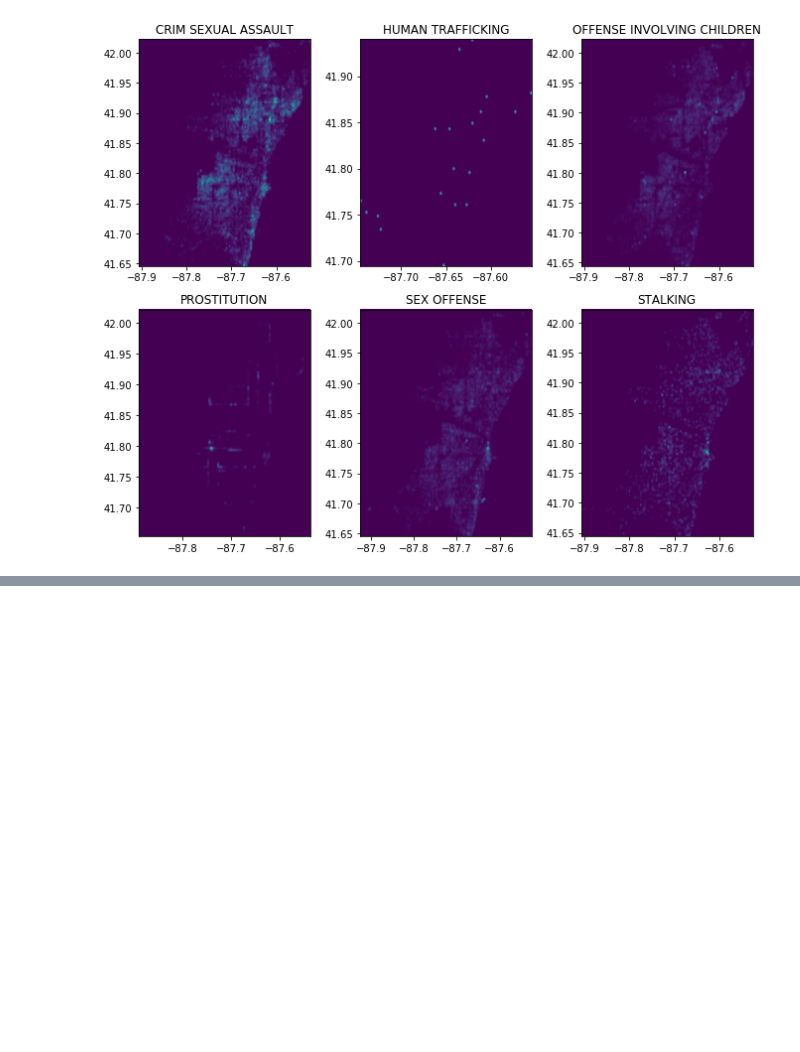
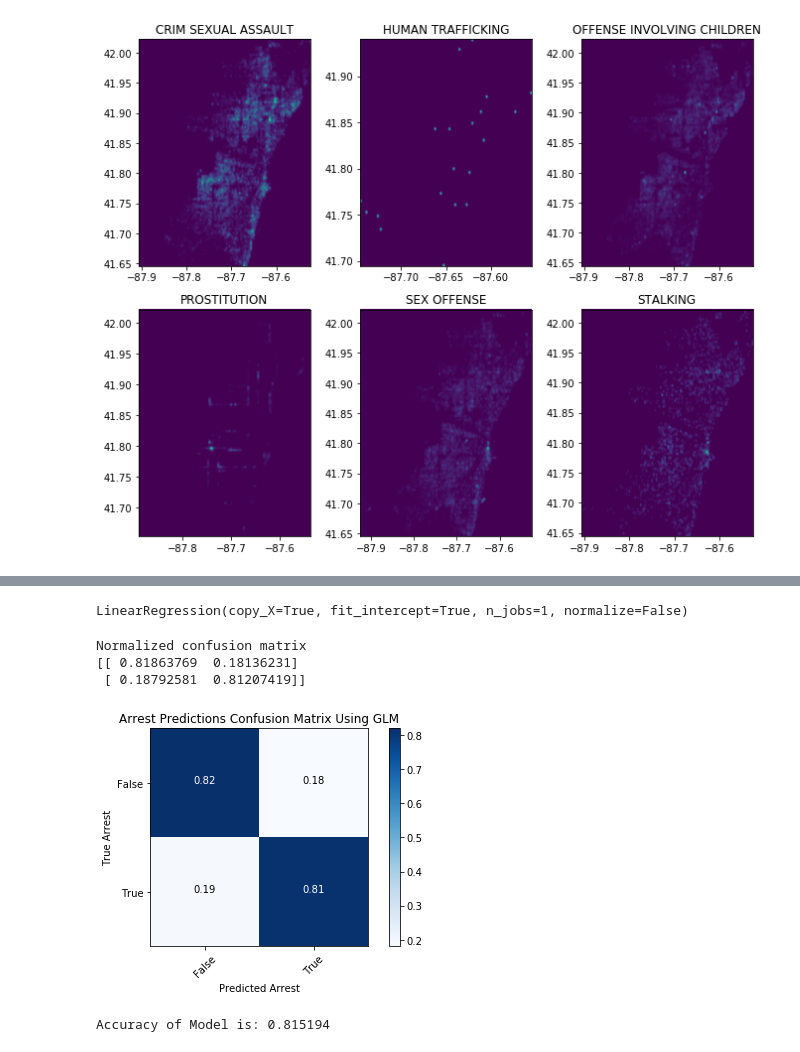
Before and after one commit to ajitkoduri/Chicago-Crime-Analysis, a Jupyter notebook: Chicago Sex Crimes Analysis.ipynb, the cells around one changed output, grey strips where cells are left out. Cells and saved outputs as stored; diff of their text form; code cells hidden in the pictures; blank space fills up the shorter version.

```diff
--- a/Chicago Sex Crimes Analysis.ipynb
+++ b/Chicago Sex Crimes Analysis.ipynb
@@ -292,0 +321,6 @@ plt.show()
+# %%
+reg.fit(X_train,Y_train)
+# %% [output]
+LinearRegression(copy_X=True, fit_intercept=True, n_jobs=1, normalize=False)
+# %%
+Reg_Expected_Y = reg.predict(X_test)
@@ -292,0 +338,48 @@ plt.show()
+# %%
+#copied confusion matrix plotting algorithm from scikit documentation
+def plot_confusion_matrix(cm, classes,
+                          normalize=False,
+                          title='Confusion matrix',
+                          cmap=plt.cm.Blues):
+    """
+    This function prints and plots the confusion matrix.
+    Normalization can be applied by setting `normalize=True`.
+    """
+    if normalize:
+        cm = cm.astype('float') / cm.sum(axis=1)[:, np.newaxis]
+        print("Normalized confusion matrix")
+    else:
+        print('Confusion matrix, without normalization')
+
+    print(cm)
+
+    plt.imshow(cm, interpolation='nearest', cmap=cmap)
+    plt.title(title)
+    plt.colorbar()
+    tick_marks = np.arange(len(classes))
+    plt.xticks(tick_marks, classes, rotation=45)
+    plt.yticks(tick_marks, classes)
+
+    fmt = '.2f' if normalize else 'd'
+    thresh = cm.max() / 2.
+    for i, j in itertools.product(range(cm.shape[0]), range(cm.shape[1])):
+        plt.text(j, i, format(cm[i, j], fmt),
+                 horizontalalignment="center",
+                 color="white" if cm[i, j] > thresh else "black")
+
+    plt.tight_layout()
+    plt.ylabel('True Arrest')
+    plt.xlabel('Predicted Arrest')
+# %%
+#Accuracy greatly increased compared to previous part of analyzing crime as a whole, population data for each zipcode
+#is a helpful predictor to whether an arrest will be made
+plt.figure()
+plot_confusion_matrix(cm, normalize = True, classes = Y.unique(), title = 'Arrest Predictions Confusion Matrix Using GLM')
+plt.show()
+print("Accuracy of Model is: %f"%accuracy_score(Y_test, Reg_Expected_Y))
+# %% [output]
+Normalized confusion matrix
+[[ 0.81863769  0.18136231]
+ [ 0.18792581  0.81207419]]
+[figure, added]
+Accuracy of Model is: 0.815194
```
Also changed, not shown: parts of 14 cells of this notebook.
